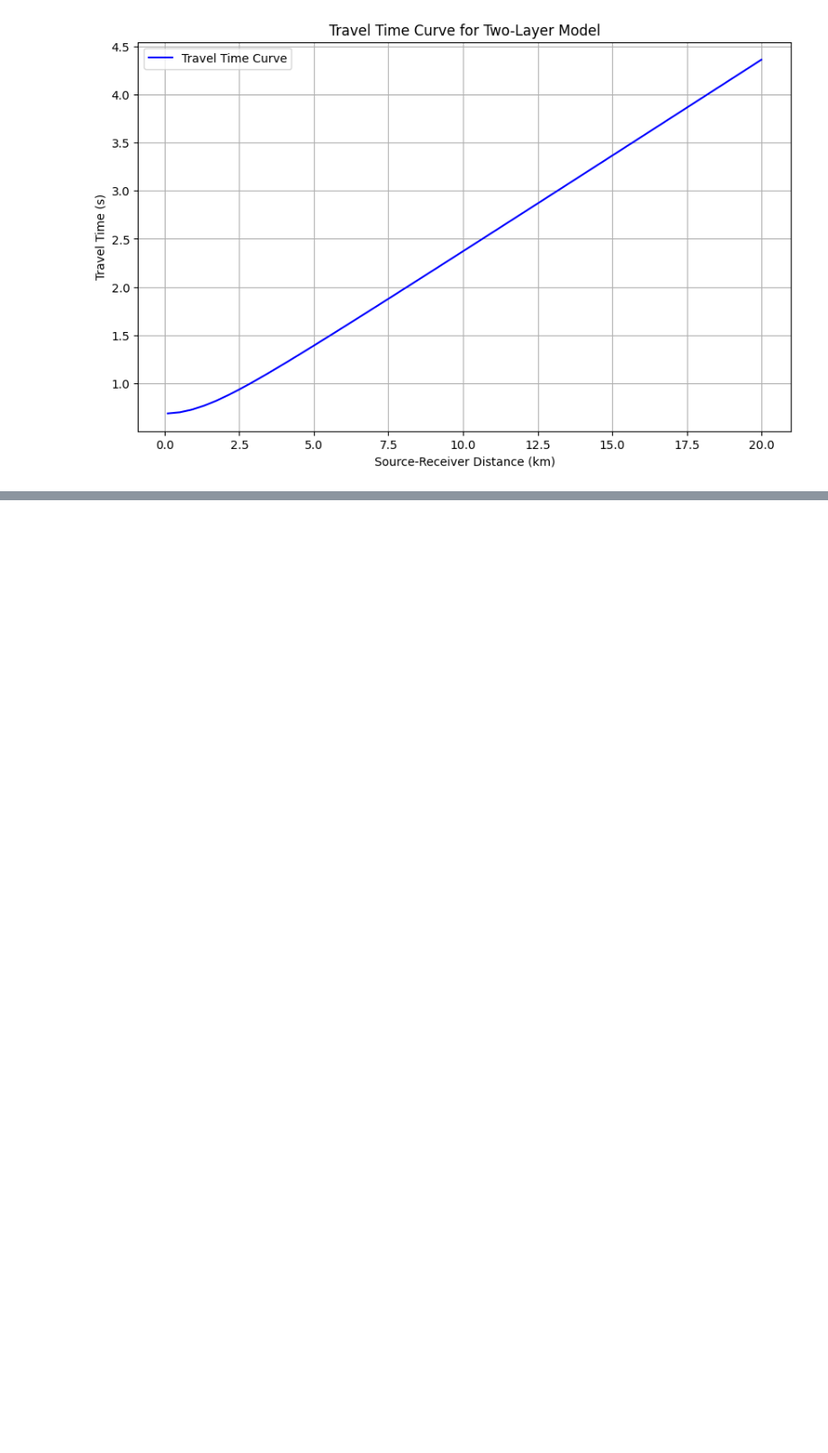
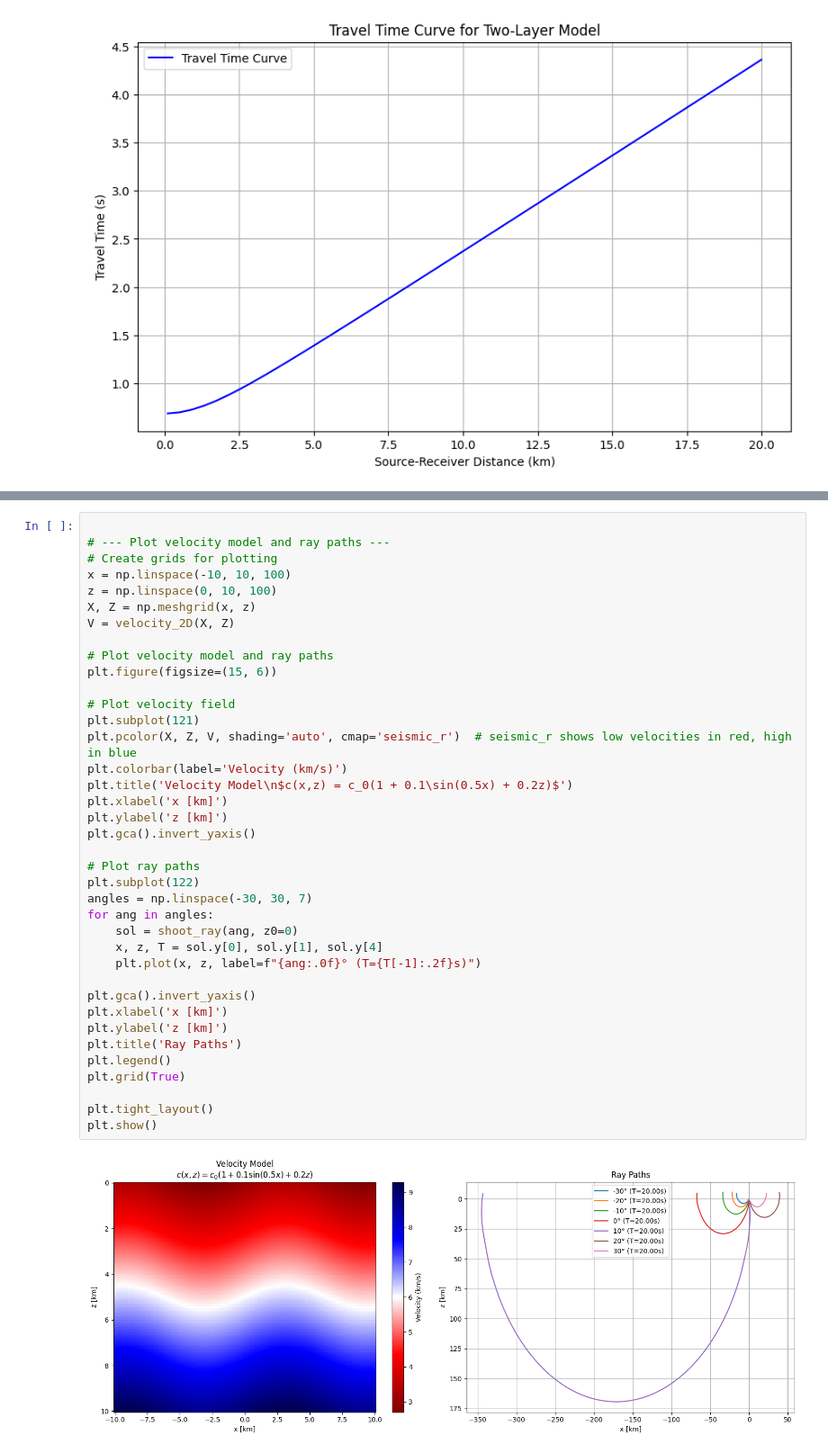
Before and after one commit to UW-geophysics-edu/ESS563-2025, a Jupyter notebook: notebooks/Eikonal_tomo_location.ipynb, the cells around one changed output, grey strips where cells are left out. Shown at 90% size. Cells and saved outputs as stored; diff of their text form; blank space fills up the shorter version.

```diff
--- a/notebooks/Eikonal_tomo_location.ipynb
+++ b/notebooks/Eikonal_tomo_location.ipynb
@@ -428,0 +486,40 @@ Would you like me to extend this script to include **geometric spreading and amp
+# %%
+
+# --- Plot velocity model and ray paths ---
+# Create grids for plotting
+x = np.linspace(-10, 10, 100)
+z = np.linspace(0, 10, 100)
+X, Z = np.meshgrid(x, z)
+V = velocity_2D(X, Z)
+
+# Plot velocity model and ray paths
+plt.figure(figsize=(15, 6))
+
+# Plot velocity field
+plt.subplot(121)
+plt.pcolor(X, Z, V, shading='auto', cmap='seismic_r')  # seismic_r shows low velocities in red, high in blue
+plt.colorbar(label='Velocity (km/s)')
+plt.title('Velocity Model\n$c(x,z) = c_0(1 + 0.1\sin(0.5x) + 0.2z)$')
+plt.xlabel('x [km]')
+plt.ylabel('z [km]')
+plt.gca().invert_yaxis()
+
+# Plot ray paths
+plt.subplot(122)
+angles = np.linspace(-30, 30, 7)
+for ang in angles:
+    sol = shoot_ray(ang, z0=0)
+    x, z, T = sol.y[0], sol.y[1], sol.y[4]
+    plt.plot(x, z, label=f"{ang:.0f}° (T={T[-1]:.2f}s)")
+
+plt.gca().invert_yaxis()
+plt.xlabel('x [km]')
+plt.ylabel('z [km]')
+plt.title('Ray Paths')
+plt.legend()
+plt.grid(True)
+
+plt.tight_layout()
+plt.show()
+# %% [output]
+[figure, added]
```
Also changed, not shown: parts of 28 cells of this notebook.
